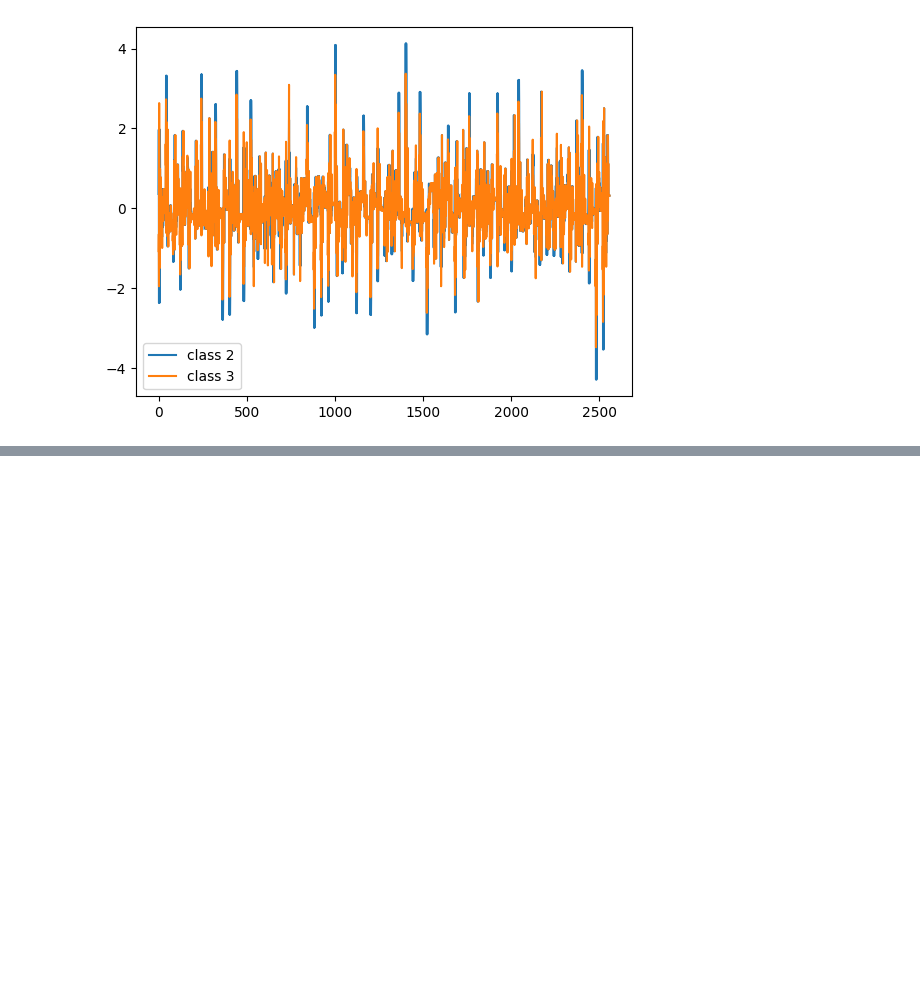
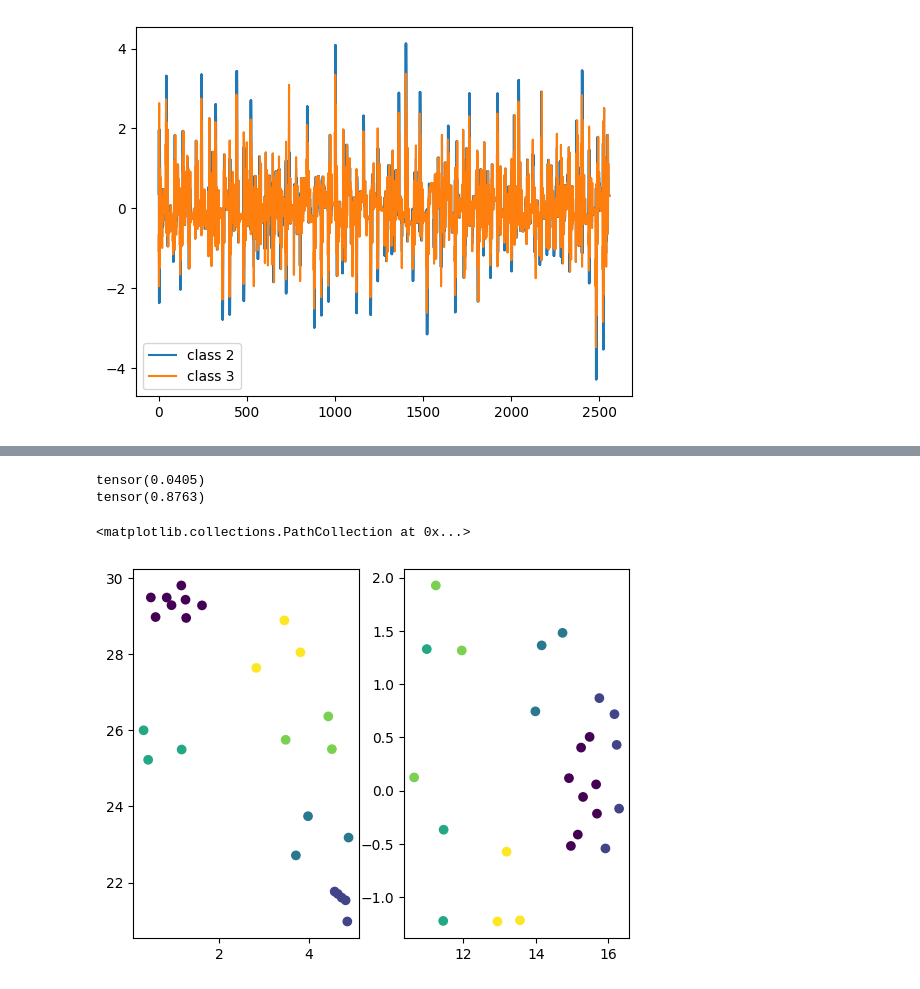
Before and after one commit to erlendlokna/CV-SSL-VQVAE-Framework, a Jupyter notebook: playtime.ipynb, the cells around one changed output, grey strips where cells are left out. Drawn from its saved outputs; the diff is of its cells as text; code cells hidden in the pictures; blank space fills up the shorter version.

```diff
--- a/playtime.ipynb
+++ b/playtime.ipynb
@@ -100,0 +109,33 @@ plt.show()
+# %%
+
+x, y = next(iter(train_data_loader))
+
+dataloader_iterator = iter(train_data_loader)
+number_of_batches = len(train_data_loader)
+
+zs_contr = []
+zs_reg = []
+ys = []
+for i in range(number_of_batches):
+    try:
+        x, y = next(dataloader_iterator)
+    except StopIteration:
+        dataloader_iterator = iter(train_data_loader)
+        x, y = next(dataloader_iterator)
+
+    u = time_to_timefreq(x, base.n_fft, x.shape[1])
+
+    z_contr = contr.encoder(u).detach()
+    z_reg = reg.encoder(u).detach()
+
+    for i in range(len(z_contr)):
+        zs_contr.append(z_contr[i].detach().tolist())
+        zs_reg.append(z_reg[i].detach().tolist())
+
+    for i in range(len(y)):
+        ys.append(y[i][0].tolist())
+
+zs_contr = torch.tensor(zs_contr)
+zs_contr= zs_contr.view(zs_contr.shape[0], -1)
+zs_reg = torch.tensor(zs_reg)
+zs_reg = zs_reg.view(zs_reg.shape[0], -1)
@@ -100,0 +164,6 @@ plt.show()
+# %%
+print(loss(zs_contr.view(z_contr.shape[0], -1), torch.flatten(y, start_dim=0)))
+print(loss(zs_reg.view(z_reg.shape[0], -1), torch.flatten(y, start_dim=0)))
+# %% [output]
+tensor(0.0405)
+tensor(0.8763)
@@ -100,0 +172,10 @@ plt.show()
+# %%
+embs1 = umap.UMAP(densmap=True).fit_transform(zs_contr)
+embs2 = umap.UMAP(densmap=True).fit_transform(zs_reg)
+# %%
+f, ax = plt.subplots(1,2)
+ax[0].scatter(embs1[:,0], embs1[:,1], c=ys)
+ax[1].scatter(embs2[:,0], embs2[:,1], c=ys)
+# %% [output]
+<matplotlib.collections.PathCollection at 0x...>
+[figure, added]
```
Also changed, not shown: parts of 9 cells of this notebook, 13 other files.
